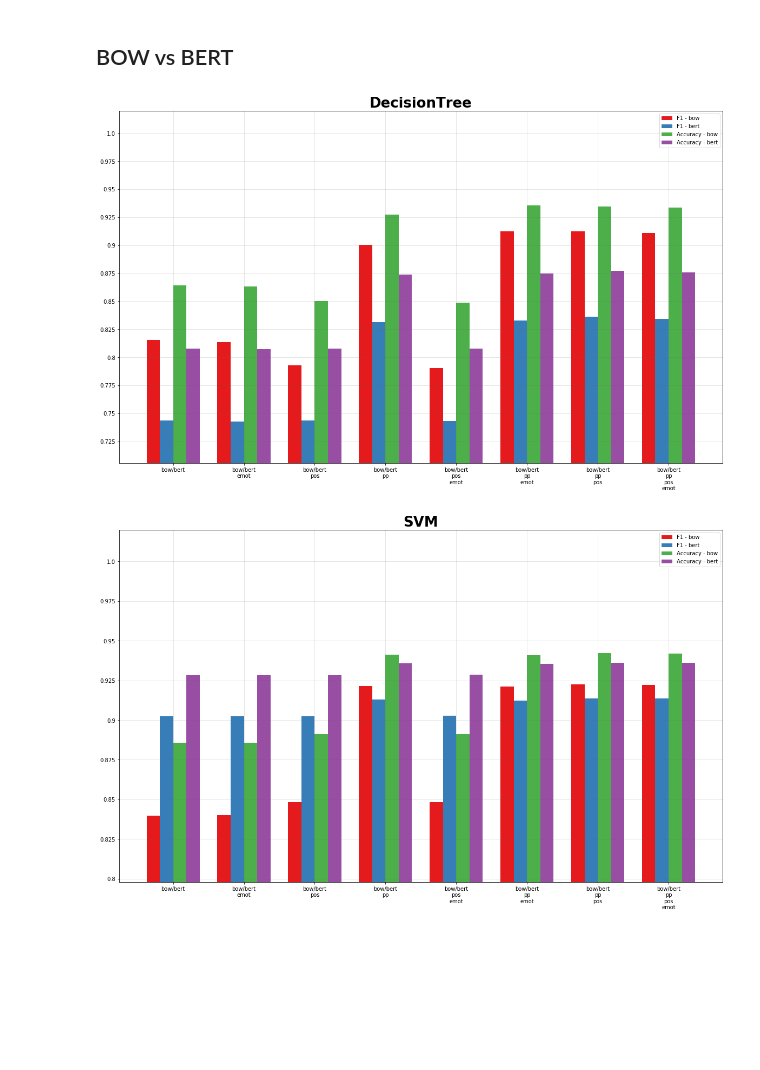
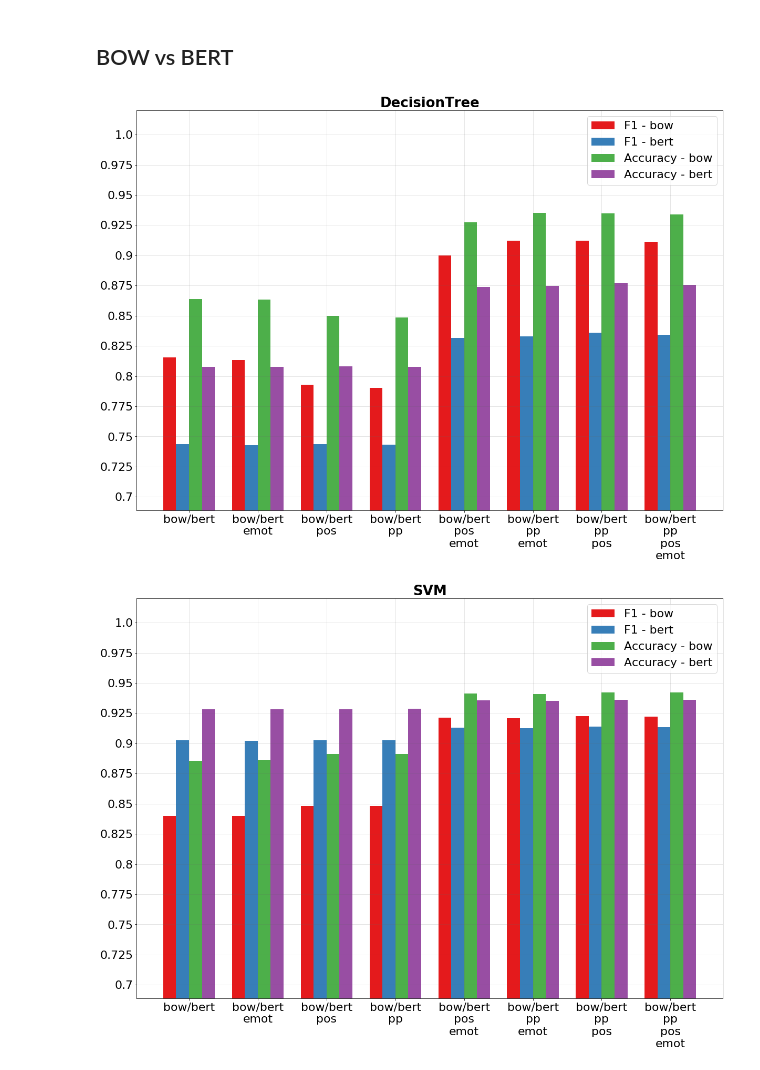
Before and after one commit to gianlucagiudice/irony-detection, a Jupyter notebook: notebooks/report_analysis.ipynb, the cells around one changed output. Cells and saved outputs as stored; diff of their text form; code cells hidden in the pictures; blank space fills up the shorter version.

```diff
--- a/notebooks/report_analysis.ipynb
+++ b/notebooks/report_analysis.ipynb
@@ -88,8 +88,9 @@ import numpy as np
 
 FONTSIZE = 22
 FONTSIZE_TITLE = 26
-plt.rc('font', size=FONTSIZE)
-plt.rc('axes', titlesize=FONTSIZE)
+Y_SIZE = 14
+plt.rc('font', size=FONTSIZE)          # controls default text sizes
+plt.rc('axes', titlesize=FONTSIZE_TITLE)     # fontsize of the axes title
 colors = get_cmap("Set1").colors
 
 reports_list = ['macro avg.precision', 'macro avg.recall', 'macro avg.f1-score', 'accuracy']
@@ -119,7 +120,7 @@ def evaluate_features_data(classifier):
 
 def plot_features(plot_values, classifier_name):
 	# Figure
-	fig, ax = plt.subplots(figsize=(20, 12))
+	fig, ax = plt.subplots(figsize=(20, Y_SIZE))
 	bar_width = 0.75
 	indx = np.arange(len(features_list)) * 4.5
 	yndx = [round(x, 3) for x in np.arange(0, 1.05, 0.025)]
@@ -132,7 +133,8 @@ def plot_features(plot_values, classifier_name):
 	# Y axis
 	ax.set_yticks(yndx)
 	ax.set_yticklabels(yndx)
-	min_value = np.min(plot_values)
+	#min_value = np.min(plot_values)
+	min_value = 0.75
 	plt.ylim(min_value - min_value * 0.1, 1.02)
 	# Legend
 	ax.legend()
@@ -174,7 +176,7 @@ def plot_emotions(plot_values, classifier):
 	# Figure
 	title = '{}'.format(classifier, 'Non ' if type == 'False' else '')
 	# Plot
-	fig, ax = plt.subplots(figsize=(19, 13))
+	fig, ax = plt.subplots(figsize=(19, Y_SIZE))
 	bar_width = 0.4
 	# Axis idx
 	indx = np.arange(len(reports_list) * 2) * 4
@@ -190,7 +192,8 @@ def plot_emotions(plot_values, classifier):
 	# Y axis
 	ax.set_yticks(yndx)
 	ax.set_yticklabels(yndx)
-	min_value = np.min(plot_values)
+	#min_value = np.min(plot_values)
+	min_value = 0.625
 	plt.ylim(min_value - min_value * 0.05, 1.10)
 	# Legend
 	ax.legend()
@@ -211,8 +214,6 @@ for classifier in df_bow['classifier'].unique():
 ## Confusion matrix
 # %%
 import seaborn as sns
-
-features_list = df_bow['features'].unique()
 classifer_list = df_bow['classifier'].unique()
 
 def confusion_matrix_data():
@@ -234,7 +235,6 @@ def plot_confusion_matrix(cm, title='Confusion matrix'):
 	plt.xticks(tick_marks + 0.5, target_names)
 	plt.yticks(tick_marks + 0.5, target_names, va="center", rotation=45)
 
-
 # Plot confusion matrix
 confusion_matrix_list = confusion_matrix_data()
 
@@ -244,9 +244,8 @@ for i, feature in enumerate(features_list):
 		# Compute confusion
 		cm = confusion_matrix_list[i][j]
 		cm_normalized = cm.astype('float') / cm.sum(axis=1)[:, np.newaxis]
-
 		plt.subplot(1, len(classifer_list), j+1)
 		plot_confusion_matrix(cm_normalized, title=classifier)
-	plt.suptitle(feature.upper(), fontdict={'size': FONTSIZE_TITLE, 'weight':'bold'}, y=1.05, ha='center')
+	plt.suptitle(feature.upper(), fontdict={'size': FONTSIZE_TITLE, 'weight':'bold'}, y=1.1, ha='center')
 	plt.show()
 # %% [output]
@@ -323,41 +322,43 @@ def evaluate_bow_vs_bert(classifier):
 							(df['classifier'] == classifier))][report]
 				values.append(float(value))
 		plot_values.append(values)
+	plot_values[3], plot_values[4] = plot_values[4], plot_values[3]
 	plot_values = np.transpose(np.array(plot_values))
 	return plot_values
 
 def plot_bow_vs_bert(plot_values, classifier_name):
 	# Figure
-	fig, ax = plt.subplots(figsize=(20, 12))
+	fig, ax = plt.subplots(figsize=(20, Y_SIZE))
 	bar_width = 0.75
 	indx = np.arange(len(features_list)) * 4
 	yndx = [round(x, 3) for x in np.arange(0, 1.05, 0.025)]
 	# Data
 	target_report_list =  [i for j in reports_list for i in [j, j]]
 	target_text_list = ['bow', 'bert'] * 2
 	zip_data = zip(plot_values, target_report_list, target_text_list, colors)
 	for i, (values, report, text_feature, color) in enumerate(zip_data):
 		label = '{} - {}'.format(report_dict[report.format(text_feature)], text_feature)
 		plt.bar(indx + bar_width * i, values, color=color, width=bar_width, label=label)
 	# X axis
 	ax.set_xticks(indx + bar_width * 1.5)
 	ax.set_xticklabels(['\n'.join(features.format('bow/bert').split('-')) for features in features_list])
 	# Y axis
 	ax.set_yticks(yndx)
 	ax.set_yticklabels(yndx)
-	min_value = np.min(plot_values)
+	#min_value = np.min(plot_values)
+	min_value = 0.725
 	plt.ylim(min_value - min_value * 0.05, 1.02)
 	# Legend
 	ax.legend()
 	# Show
 	plt.title(classifier_name, fontdict={'size': FONTSIZE_TITLE, 'weight':'bold'})
 	plt.grid(b=True, color='#666666', linestyle='-', alpha=0.2)
 	plt.show()
 
-
+# Rearrange
 for classifier in df_bert['classifier'].unique():
 	plot_values = evaluate_bow_vs_bert(classifier)
 	plot_bow_vs_bert(plot_values, classifier)
 # %% [output]
-[figure, old version]
+[figure, new version]
-[figure, old version]
+[figure, new version]
```
Also changed, not shown: parts of 3 cells of this notebook, 3 other files.
